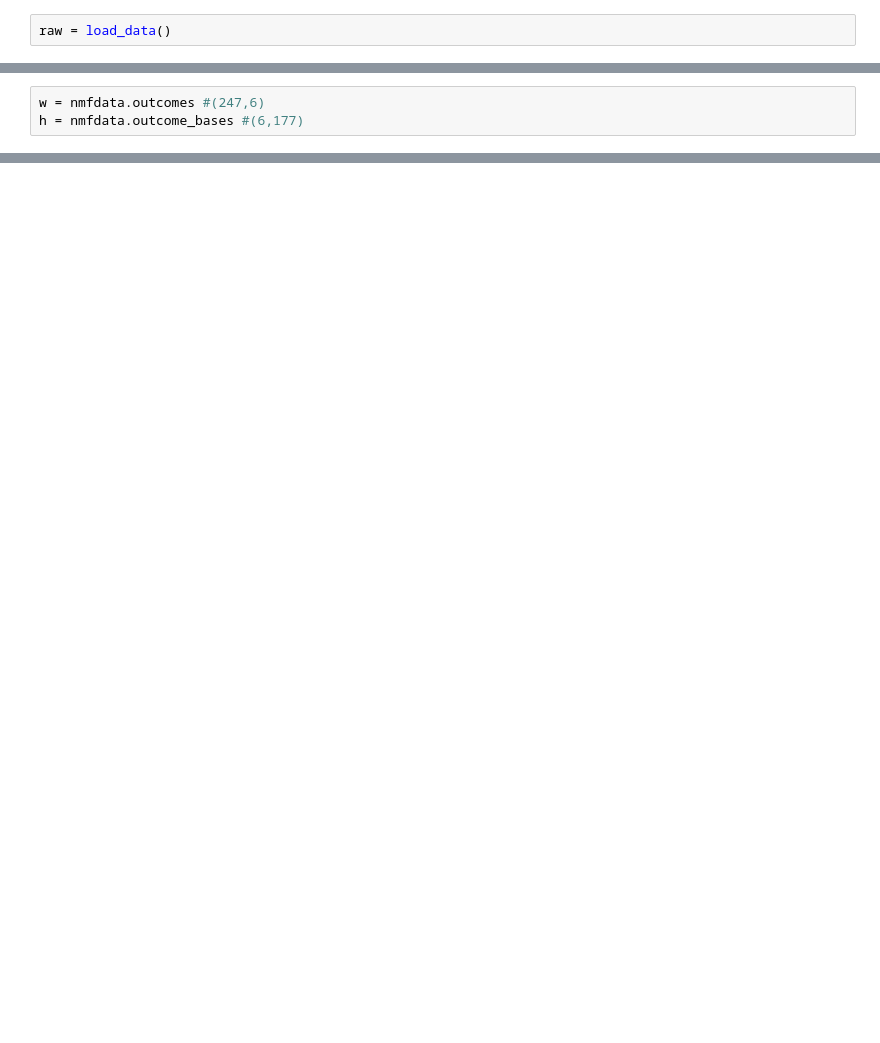
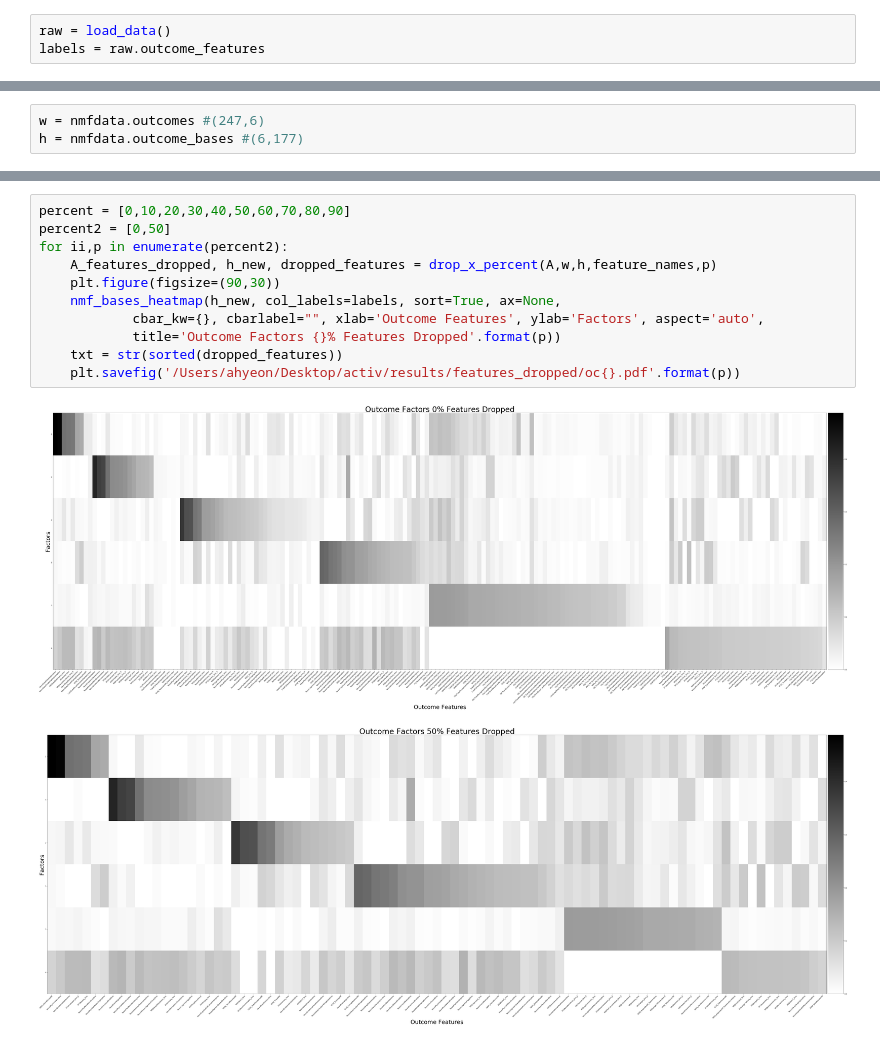
Before and after one commit to BouchardLab/ML_4_prec_prognosis, a Jupyter notebook: notebooks/drop_features.ipynb, the cells around one changed output, grey strips where cells are left out. Cells and saved outputs as stored; diff of their text form; blank space fills up the shorter version.

```diff
--- a/notebooks/drop_features.ipynb
+++ b/notebooks/drop_features.ipynb
@@ -13,5 +17,6 @@ from matplotlib.backends.backend_pdf import PdfPages
 # %%
 raw = load_data()
+labels = raw.outcome_features
 # %%
 nmfdata = load_data(uoinmf=True)
 # %%
@@ -45 +54,15 @@ for p in percent:
+# %%
+percent = [0,10,20,30,40,50,60,70,80,90]
+percent2 = [0,50]
+for ii,p in enumerate(percent2):
+    A_features_dropped, h_new, dropped_features = drop_x_percent(A,w,h,feature_names,p)
+    plt.figure(figsize=(90,30))
+    nmf_bases_heatmap(h_new, col_labels=labels, sort=True, ax=None,
+            cbar_kw={}, cbarlabel="", xlab='Outcome Features', ylab='Factors', aspect='auto',
+            title='Outcome Factors {}% Features Dropped'.format(p))
+    txt = str(sorted(dropped_features))
+    plt.savefig('/Users/ahyeon/Desktop/activ/results/features_dropped/oc{}.pdf'.format(p))
+# %% [output]
+[figure, added]
+[figure, added]
 # %%
```
Also changed, not shown: parts of 17 cells of this notebook.
